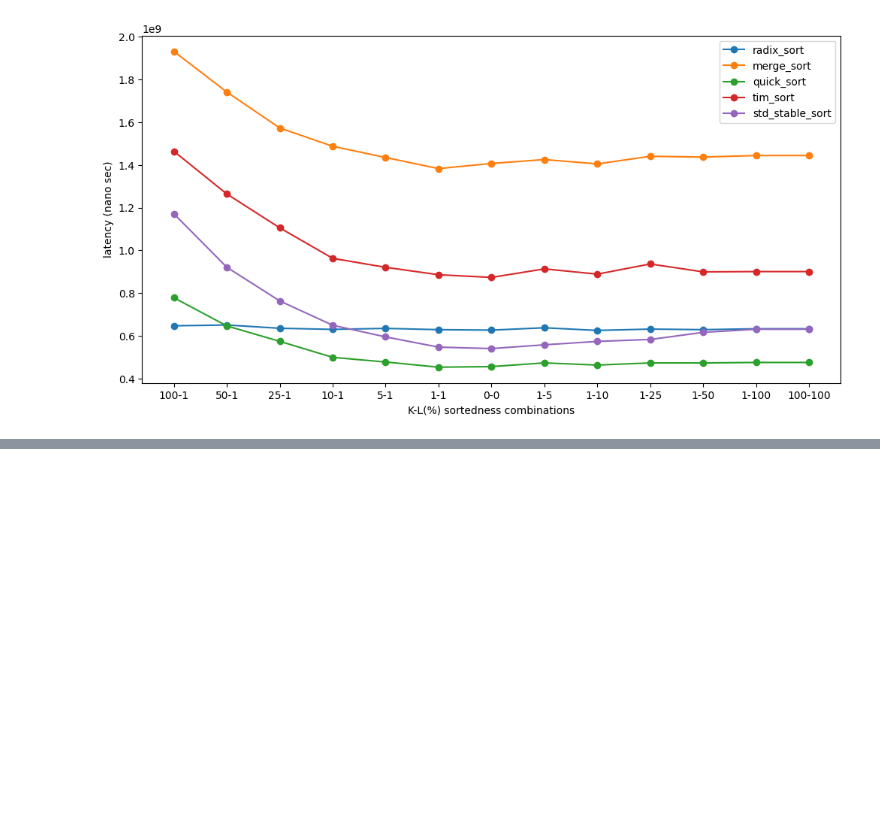
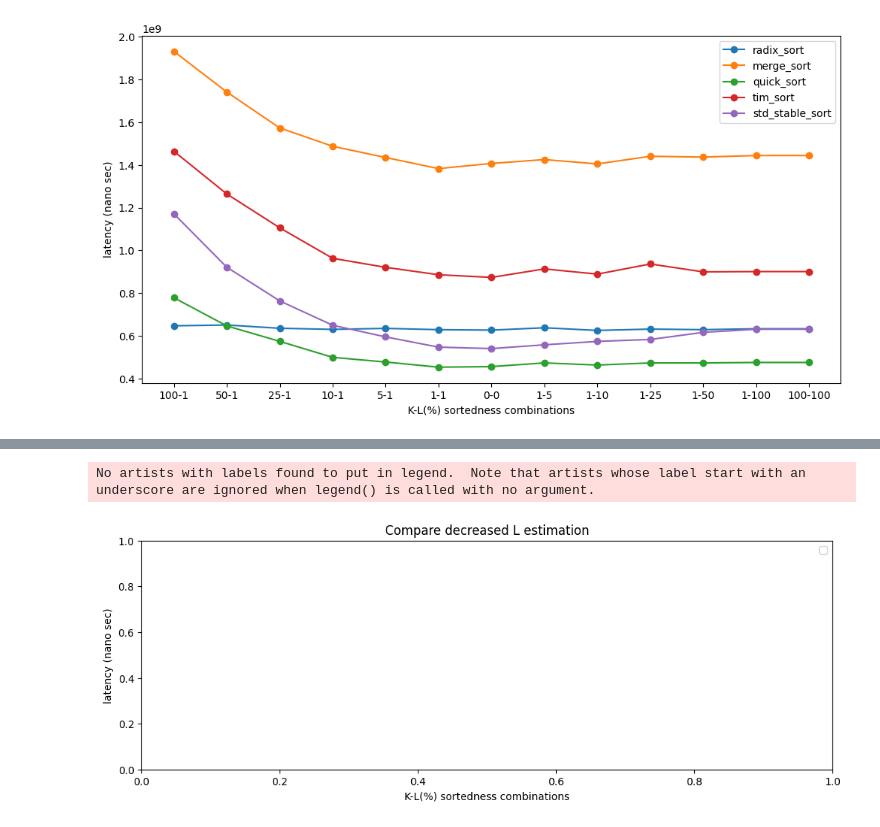
Before and after one commit to lin826/Eval-Sort, a Jupyter notebook: plot.ipynb, the cells around one changed output, grey strips where cells are left out. Saved outputs shown, nothing was run; the diff lists cells and outputs as text; code cells hidden in the pictures; blank space fills up the shorter version.

```diff
--- a/plot.ipynb
+++ b/plot.ipynb
@@ -104,0 +127,15 @@ plt.show()
+# %%
+df_l = df[df[1] == 1] # Ensure only edit on l
+x=["100-1", "50-1", "25-1", "10-1", "5-1", "1-1", "1-5", "1-10", "1-25", "1-50", "1-100", "100-100"]
+plt.figure(figsize=(12,4))
+for div in df_l['div'].unique():
+    plt.plot(x, df_l[df_l['div'] == div][5], marker='o', label=div)
+plt.title("Compare decreased L estimation")
+plt.xlabel("K-L(%) sortedness combinations")
+plt.ylabel("latency (nano sec)")
+plt.legend(loc='best')
+# plt.savefig("output/result.png")
+plt.show()
+# %% [output]
+No artists with labels found to put in legend.  Note that artists whose label start with an underscore are ignored when legend() is called with no argument.
+[figure, added]
```
Also changed, not shown: parts of 7 cells of this notebook, 1 other file.
